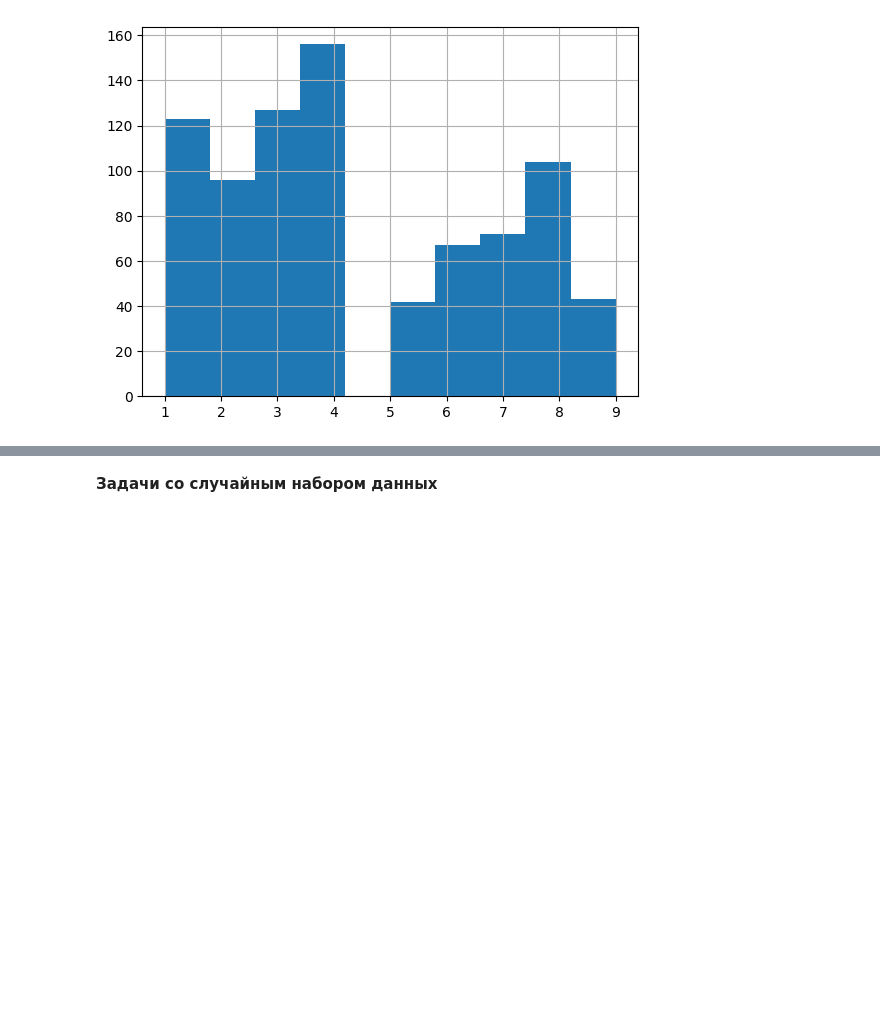
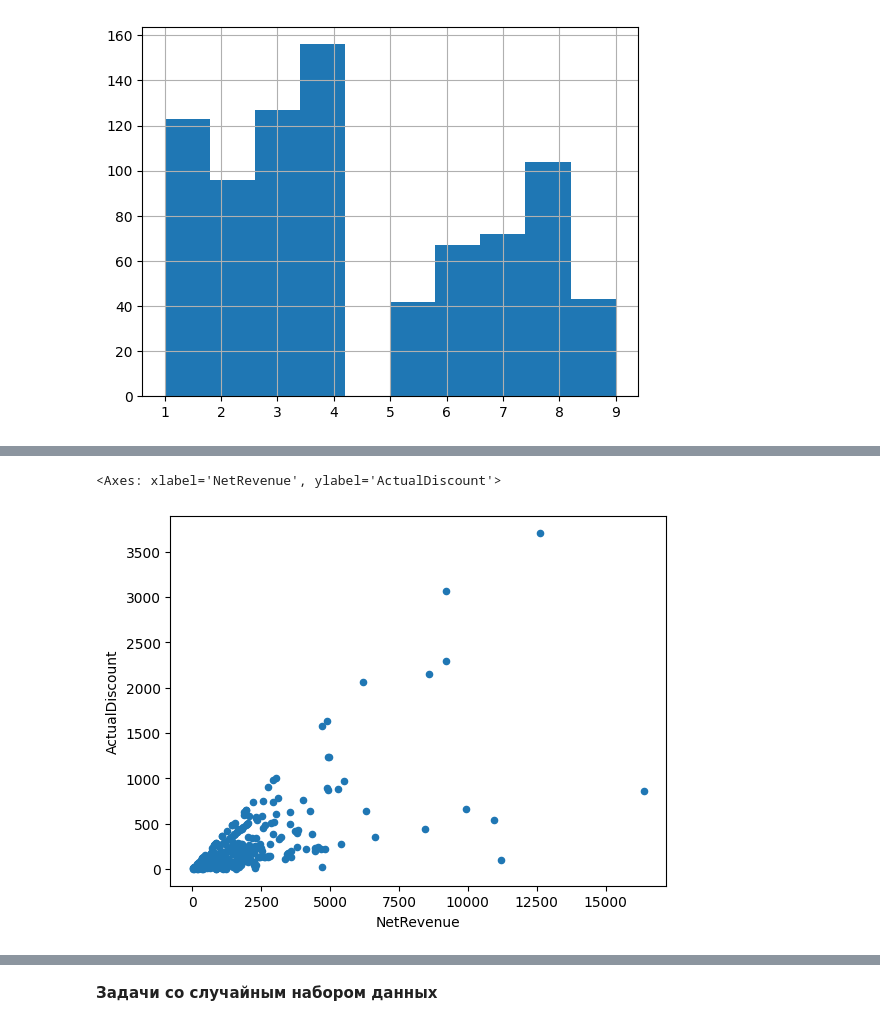
Before and after one commit to DarFusozaiVarVar/fuzzy-numbers, a Jupyter notebook: python_для_анализа_данных/Практические занятия/Модуль 3/3_модуль_раздел_4.ipynb, the cells around one changed output, grey strips where cells are left out. Cells and saved outputs as stored; diff of their text form; code cells hidden in the pictures; blank space fills up the shorter version.

```diff
--- a/python_для_анализа_данных/Практические занятия/Модуль 3/3_модуль_раздел_4.ipynb
+++ b/python_для_анализа_данных/Практические занятия/Модуль 3/3_модуль_раздел_4.ipynb
@@ -33,6 +47,15 @@ print(df_o['EmployeeID'].value_counts().idxmax())
 Затем сгруппируйте чистую выручку и фактическую скидку для каждого заказа. Далее постройте scatter plot, где по вертикали расположится фактическая скидка, а по горизонтали - чистая выручка.
 
 Примечание: Вы можете оставить только заказы со скидкой перед построением scatter plot.
+# %%
+df_od['NetRevenue'] = df_od['UnitPrice'] * df_od['Quantity'] * (1 - df_od['Discount'])
+df_od['ActualDiscount'] = df_od['UnitPrice'] * df_od['Quantity'] * df_od['Discount']
+order_summary = df_od.groupby('OrderID', as_index=False).agg({'NetRevenue': 'sum', 'ActualDiscount': 'sum'})
+order_summary = order_summary[order_summary['ActualDiscount'] > 0]
+order_summary.plot.scatter(x='NetRevenue', y='ActualDiscount')
+# %% [output]
+<Axes: xlabel='NetRevenue', ylabel='ActualDiscount'>
+[figure, added]
 # %%
 #по данным из файла Orders
 
```
Also changed, not shown: parts of 6 cells of this notebook.
